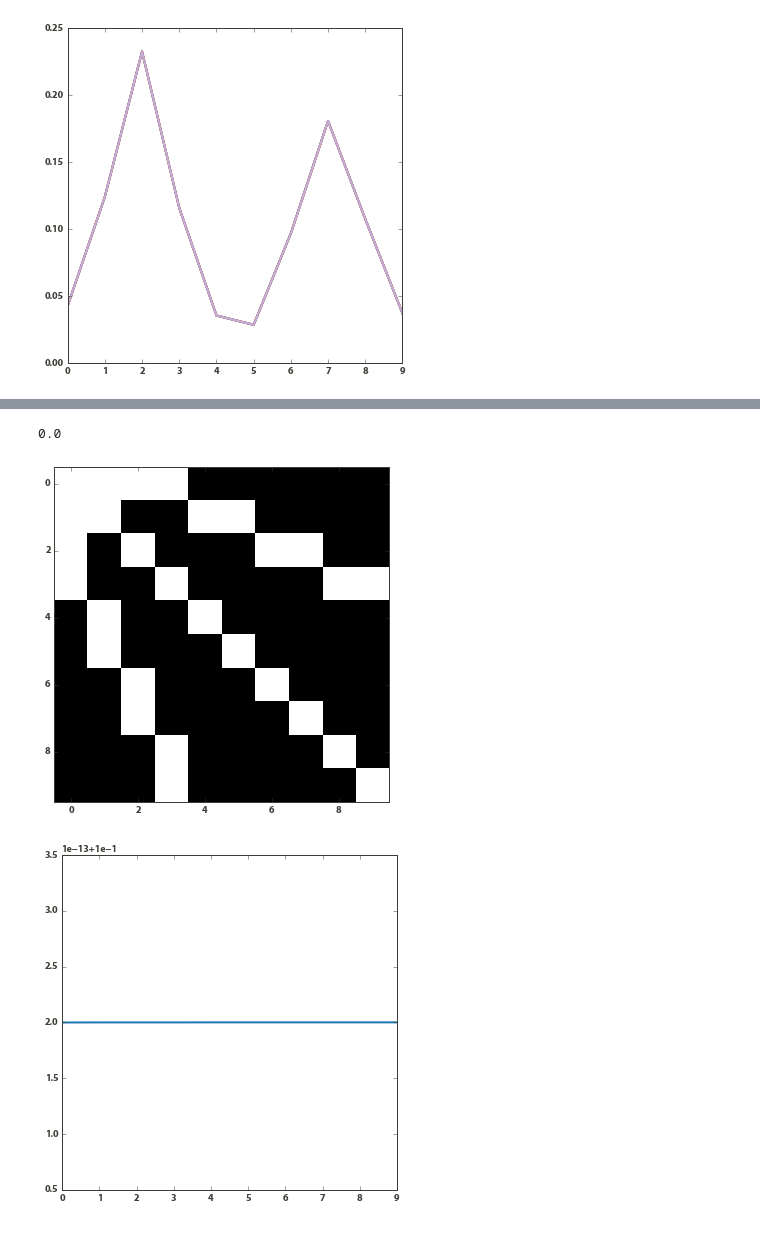
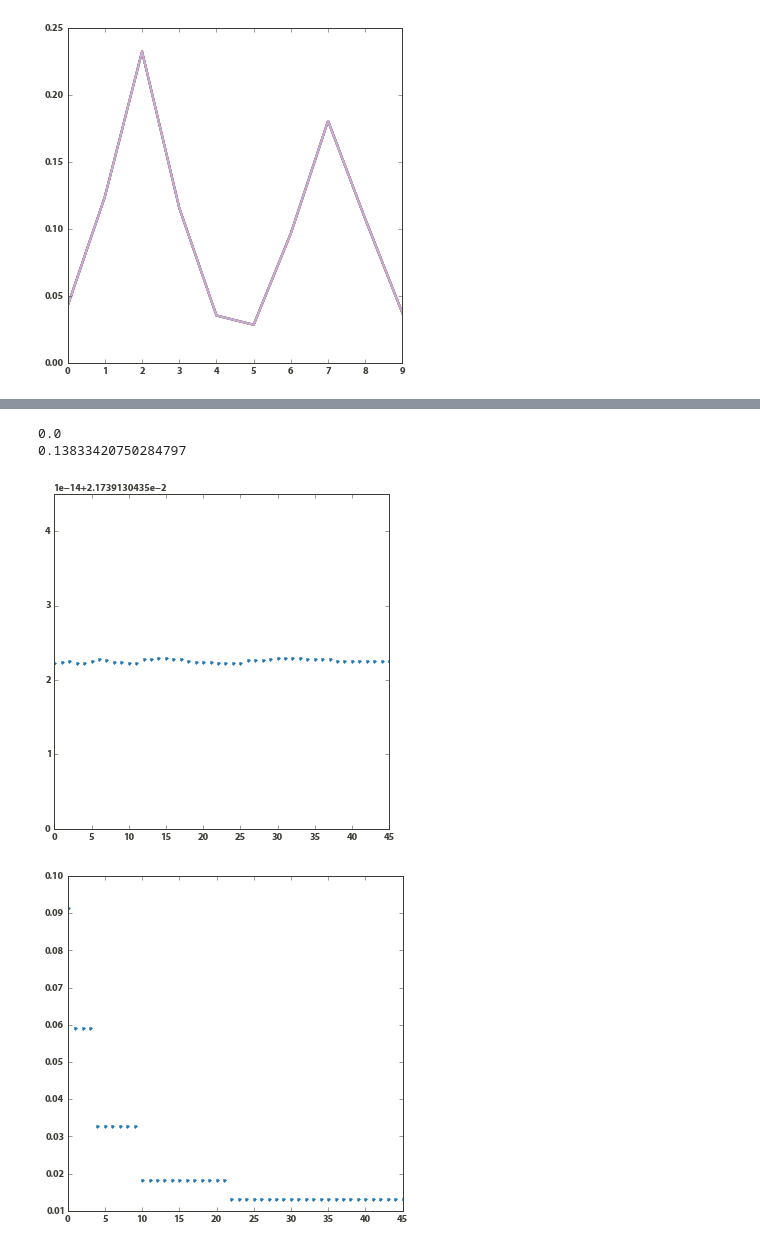
Before and after one commit to williamgilpin/netsim, a Jupyter notebook: simple_models.ipynb, the cells around one changed output, grey strips where cells are left out. Drawn from its saved outputs; the diff is of its cells as text; code cells hidden in the pictures.

```diff
--- a/simple_models.ipynb
+++ b/simple_models.ipynb
@@ -351,14 +310,27 @@ hist(log(1+2*simtraj(renorm(tmat3),5000)))
 # %%
-tmat4 = make_bethe(3,2,stay_rate=1.0)
+tmat4 = make_bethe(3,4,stay_rate=1.0)
+
+# tmat5 = LambEn(tmat4,.82).tiltmat
+
+tmat5 = copy(tmat4)
+tmat5 = tmat5 + tril(tmat5)*.8
+tmat5 = rownorm(tmat5)
+
+print (real(ss_ent(tmat4)))
+print (real(ss_ent(tmat5)))
+
 figure()
-imshow(ceil(tmat4))
+plot(getss(tmat4),'.')
 figure()
-print (real(ss_ent(tmat4)))
-plot(getss(tmat4))
+plot(getss(tmat5),'.')
 
 figure()
 markov_plot(tmat4,scale=10000)
+
+figure()
+markov_plot(tmat5,scale=10000)
 # %% [output]
 0.0
+0.13833420750284797
-[figure, old version]
+[figure, new version]
-[figure, old version]
+[figure, new version]
```
Also changed, not shown: parts of 20 cells of this notebook, 3 other files.
